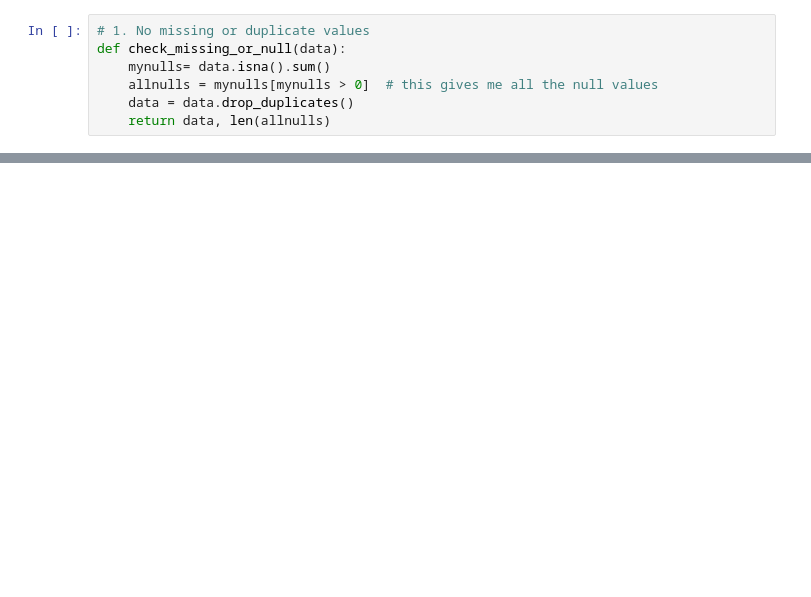
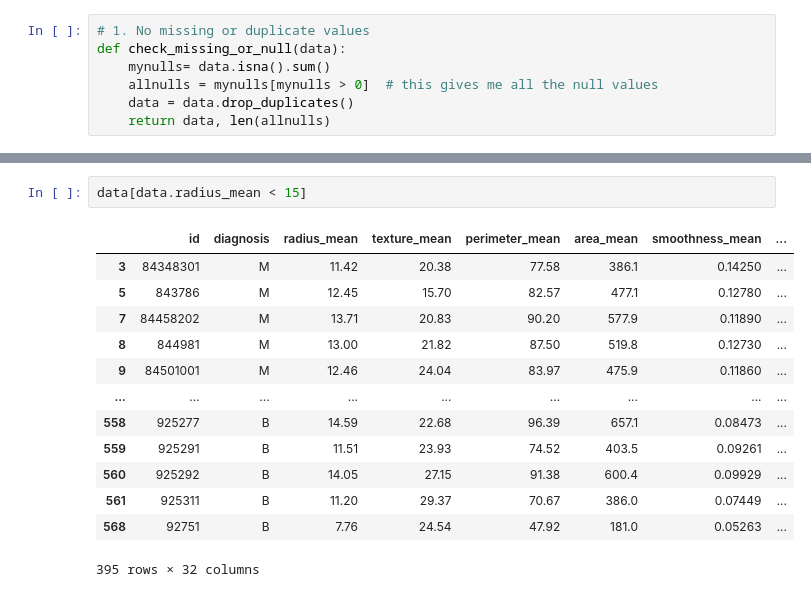
Before and after one commit to a-forty-two/DFEData2, a Jupyter notebook: 005 DataCleaningPrinciples.ipynb, the cells around one changed output, grey strips where cells are left out. Saved outputs shown, nothing was run; the diff lists cells and outputs as text; blank space fills up the shorter version.

```diff
--- a/005 DataCleaningPrinciples.ipynb
+++ b/005 DataCleaningPrinciples.ipynb
@@ -52,0 +119,16 @@ data_slightly_cleaner.head()
+# %%
+data[data.radius_mean < 15]
+# %% [output]
+|  | id | diagnosis | radius_mean | texture_mean | perimeter_mean | area_mean | smoothness_mean | ... |
+| 3 | 84348301 | M | 11.42 | 20.38 | 77.58 | 386.1 | 0.14250 | ... |
+| 5 | 843786 | M | 12.45 | 15.70 | 82.57 | 477.1 | 0.12780 | ... |
+| 7 | 84458202 | M | 13.71 | 20.83 | 90.20 | 577.9 | 0.11890 | ... |
+| 8 | 844981 | M | 13.00 | 21.82 | 87.50 | 519.8 | 0.12730 | ... |
+| 9 | 84501001 | M | 12.46 | 24.04 | 83.97 | 475.9 | 0.11860 | ... |
+| ... | ... | ... | ... | ... | ... | ... | ... | ... |
+| 558 | 925277 | B | 14.59 | 22.68 | 96.39 | 657.1 | 0.08473 | ... |
+| 559 | 925291 | B | 11.51 | 23.93 | 74.52 | 403.5 | 0.09261 | ... |
+| 560 | 925292 | B | 14.05 | 27.15 | 91.38 | 600.4 | 0.09929 | ... |
+| 561 | 925311 | B | 11.20 | 29.37 | 70.67 | 386.0 | 0.07449 | ... |
+| 568 | 92751 | B | 7.76 | 24.54 | 47.92 | 181.0 | 0.05263 | ... |
+395 rows × 32 columns
```
Also changed, not shown: parts of 8 cells of this notebook.
